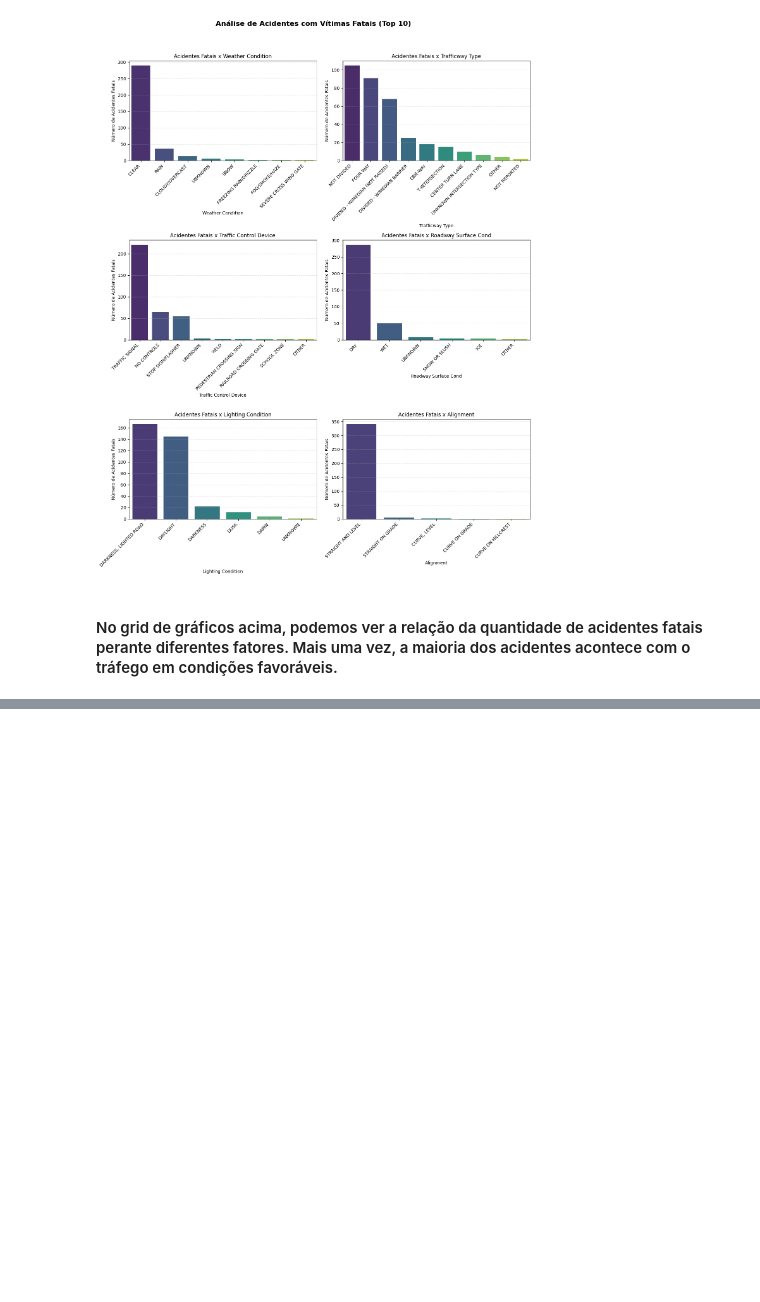
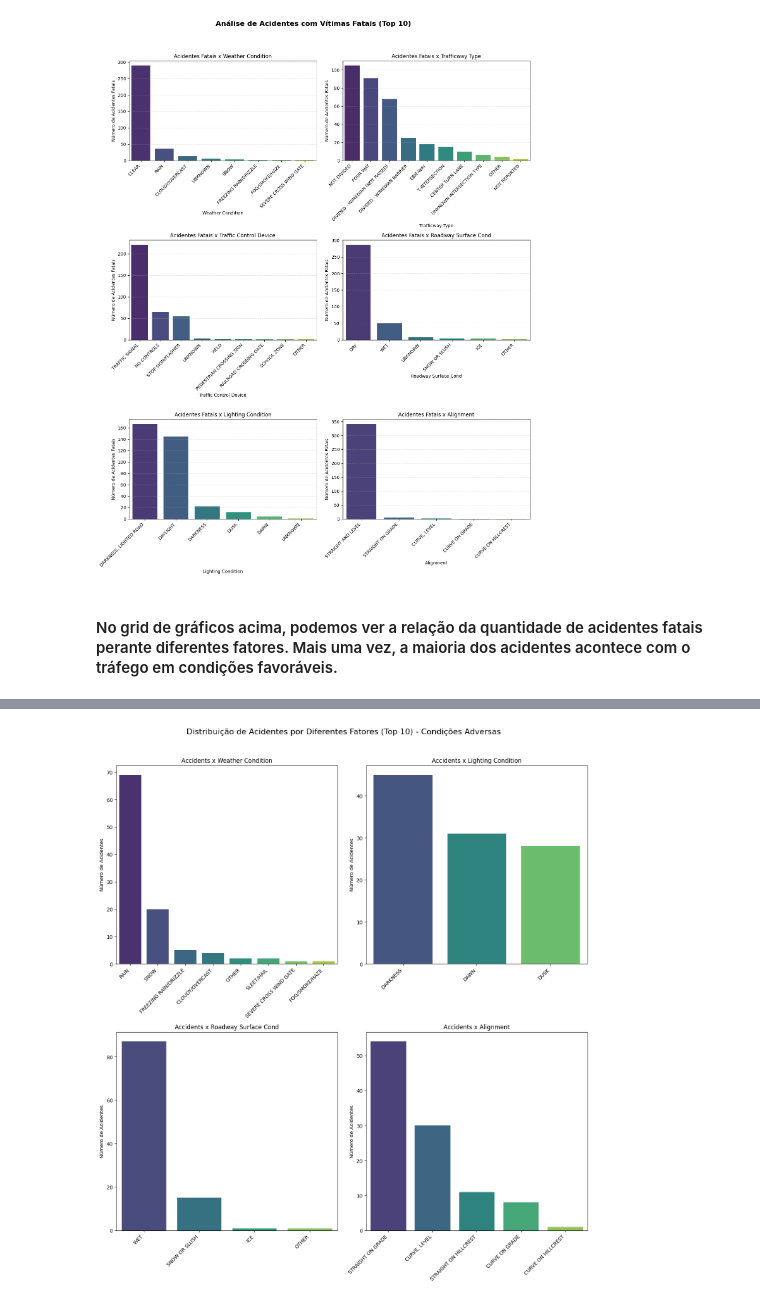
Before and after one commit to rubensabacherli/EDA_Traffic_Accidents, a Jupyter notebook: traffic-accidents.ipynb, the cells around one changed output, grey strips where cells are left out. Cells and saved outputs as stored; diff of their text form; code cells hidden in the pictures; blank space fills up the shorter version.

Commit message:
Add files via upload
Concluindo o processo de EDA do dataset de traffic accidents.

```diff
--- a/traffic-accidents.ipynb
+++ b/traffic-accidents.ipynb
@@ -506,0 +519,36 @@ plt.show()
+# %%
+categorical_features = [
+    "weather_condition",
+    "lighting_condition",
+    "roadway_surface_cond",
+    "alignment"
+]
+
+# Criar subplots
+fig, axes = plt.subplots(nrows=2, ncols=2, figsize=(14, 16))
+fig.suptitle("Distribuição de Acidentes por Diferentes Fatores (Top 10) - Condições Adversas", fontsize=16)
+
+# Aplicar filtros para remover condições favoráveis
+data_filtered = data[
+    (~data["weather_condition"].isin(["CLEAR", "UNKNOWN"])) &
+    (~data["lighting_condition"].isin(["DAYLIGHT", "DARKNESS, LIGHTED ROAD", "UNKNOWN"])) &
+    (~data["roadway_surface_cond"].isin(["DRY", "UNKNOWN"])) &
+    (~data["alignment"].isin(["STRAIGHT AND LEVEL", "UNKNOWN"]))
+]
+
+# Iterar sobre as variáveis categóricas e criar gráficos de barras
+for ax, categoria in zip(axes.flat, categorical_features):
+    accident_counts = data_filtered[categoria].value_counts().nlargest(10)  # Pegando apenas os 10 principais
+
+    sns.barplot(x=accident_counts.index, y=accident_counts.values, palette="viridis", ax=ax)
+
+    ax.set_title(f"Accidents x {categoria.replace('_', ' ').title()}")
+    ax.set_xlabel("")
+    ax.set_ylabel("Número de Acidentes")
+    ax.set_xticklabels(ax.get_xticklabels(), rotation=45, ha="right")
+
+# Ajustar layout para evitar sobreposição
+plt.tight_layout(rect=[0, 0, 1, 0.96])
+plt.show()
+# %% [output]
+[figure, added]
```
Also changed, not shown: parts of 6 cells of this notebook.
